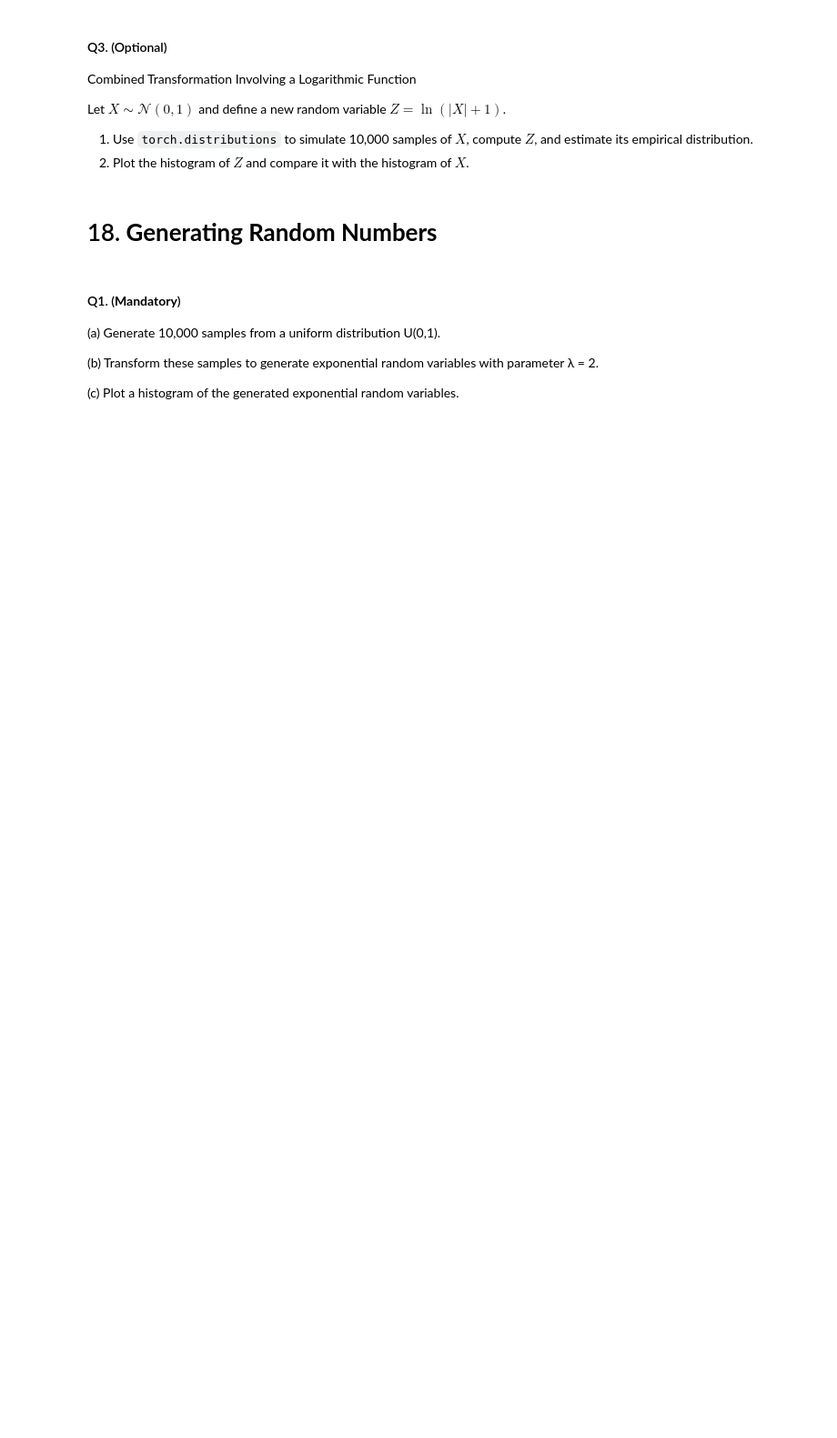
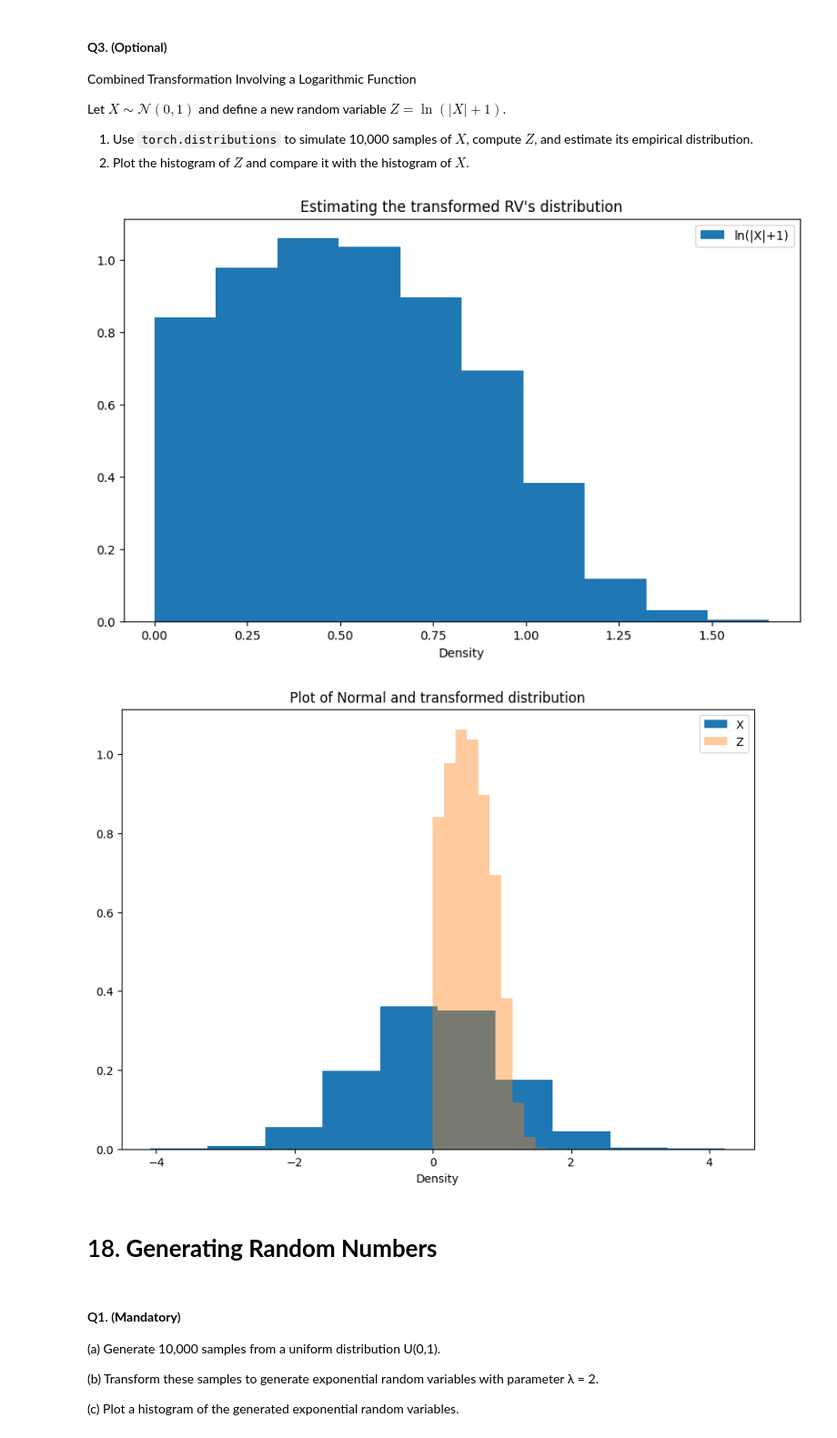
Before and after one commit to CH2344/Assignment-5-BMC-, a Jupyter notebook: Lab4_Random_Variables.ipynb, the cells around one changed output. Shown at 91% size. Saved outputs shown, nothing was run; the diff lists cells and outputs as text; code cells hidden in the pictures; blank space fills up the shorter version.

```diff
--- a/Lab4_Random_Variables.ipynb
+++ b/Lab4_Random_Variables.ipynb
@@ -1434,6 +1478,31 @@ Let $X \sim \mathcal{N}(0,1)$ and define a new random variable $Z = \ln(|X| + 1)
 
 1. Use `torch.distributions` to simulate 10,000 samples of $X$, compute $Z$, and estimate its empirical distribution.
 2. Plot the histogram of $Z$ and compare it with the histogram of $X$.
+# %%
+def N(mu,sigma,size=10000):
+    dist = torch.distributions.Normal(mu,sigma)
+    X = dist.sample((size,)).numpy()
+    Z = np.log(np.abs(X)+1)
+    #Estimating the empirical distribution by plotting histogram
+    fig1,axes1 = plt.subplots(figsize=(10,6))
+    axes1.hist(Z,label='ln(|X|+1)',density=True)
+    axes1.set_title("Estimating the transformed RV's distribution")
+    axes1.set_xlabel("Continuous RV")
+    axes1.set_xlabel("Density")
+    axes1.legend()
+    #Plotting the histogram of Z and comparing it with histogram of X
+    fig,axes = plt.subplots(figsize=(10,7))
+    axes.hist(X,density=True,label='X')
+    axes.hist(Z,density=True,label='Z',alpha=0.4)
+    axes.set_xlabel("Continuous RV")
+    axes.set_xlabel("Density")
+    axes.set_title("Plot of Normal and transformed distribution")
+    axes.legend()
+
+N(0,1)
+# %% [output]
+[figure, added]
+[figure, added]
 # %% [markdown]
 # 18. **Generating Random Numbers**
 # %% [markdown]
```
Also changed, not shown: parts of 32 cells of this notebook.
